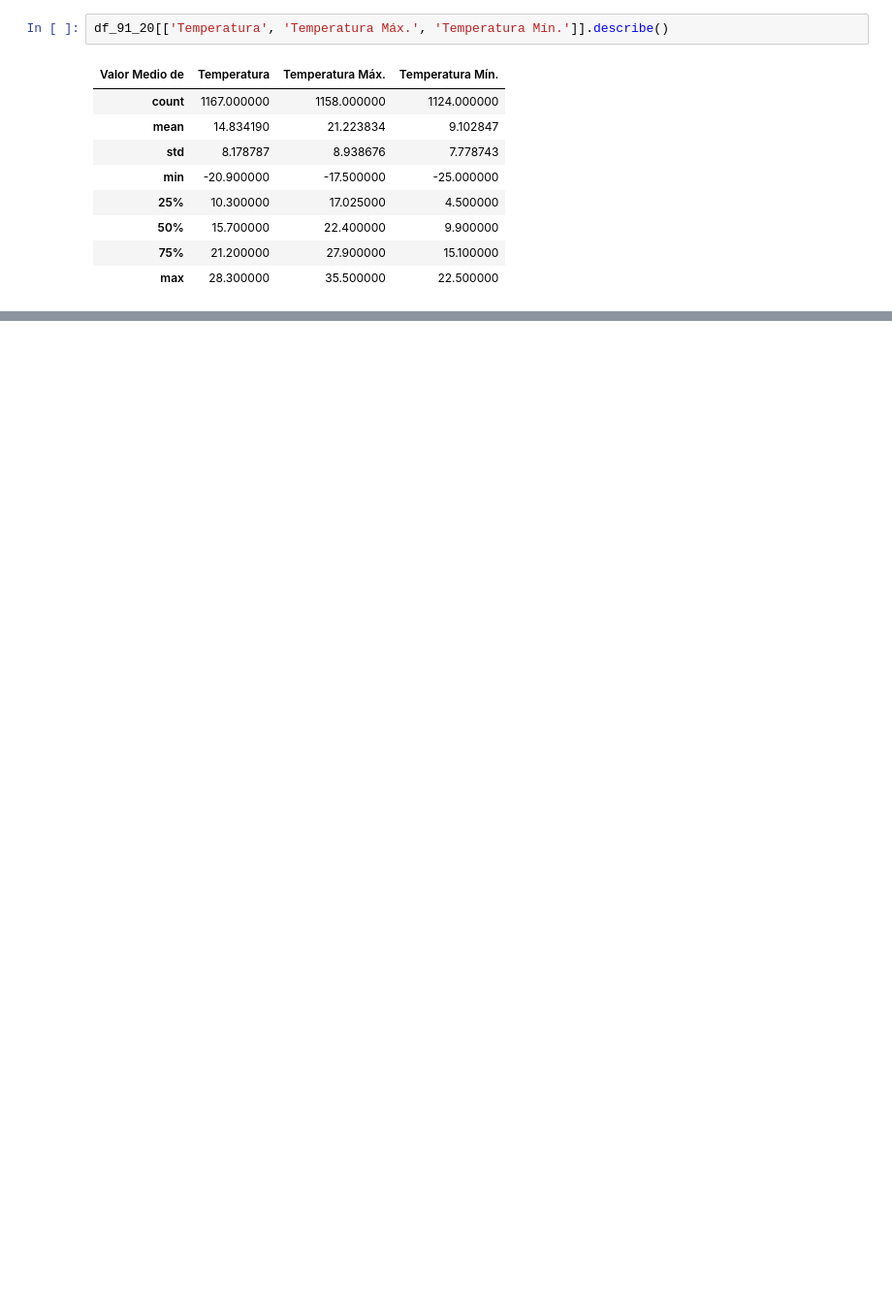
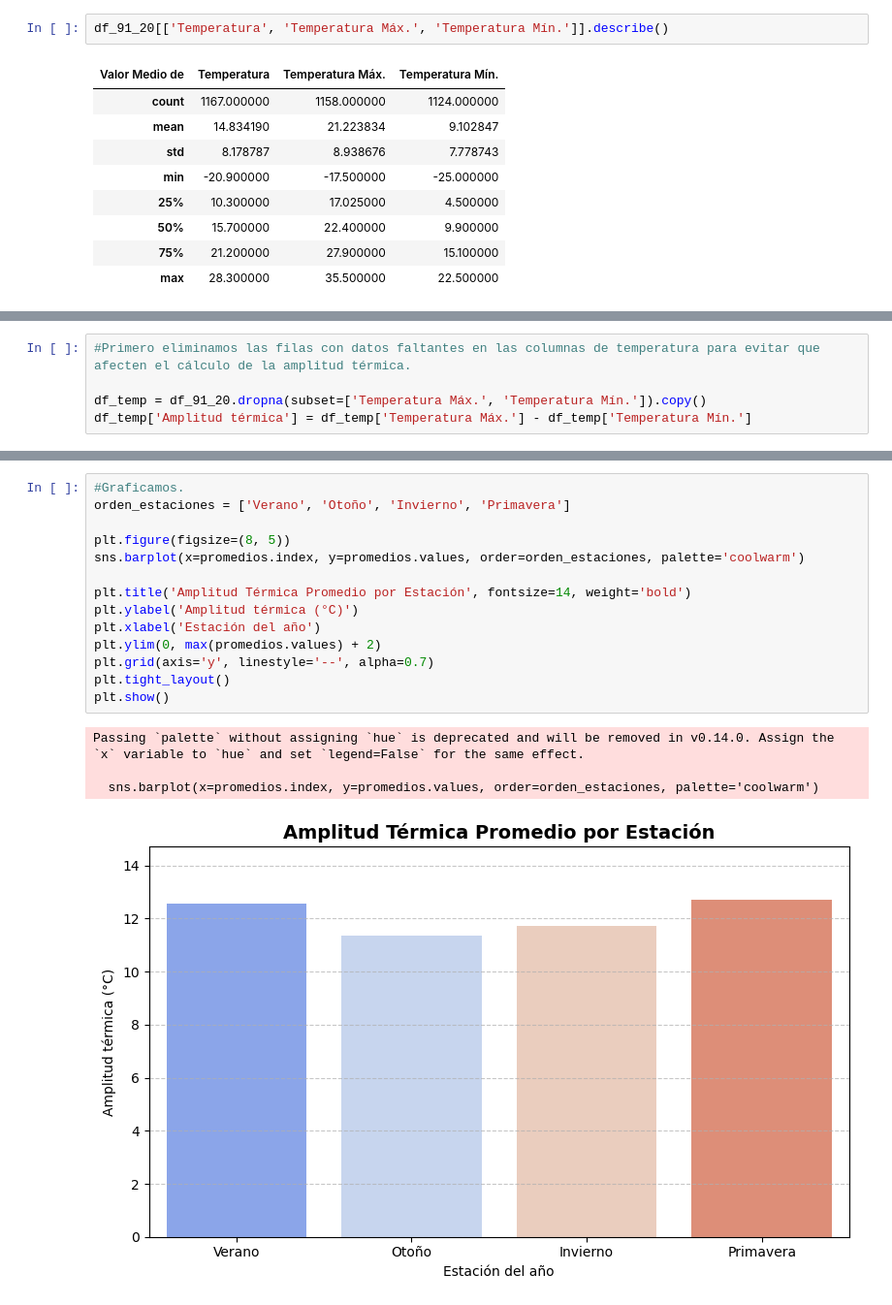
Before and after one commit to Mati279/Analisis-de-Datos---TPs, a Jupyter notebook: TP1/Borrador.ipynb, the cells around one changed output, grey strips where cells are left out. Shown at 97% size. Drawn from its saved outputs; the diff is of its cells as text; blank space fills up the shorter version.

```diff
--- a/TP1/Borrador.ipynb
+++ b/TP1/Borrador.ipynb
@@ -339,0 +456,5 @@ intensidad_media = precipitación_total / días_con_prec_gt_1mm
+# %%
+#Primero eliminamos las filas con datos faltantes en las columnas de temperatura para evitar que afecten el cálculo de la amplitud térmica.
+
+df_temp = df_91_20.dropna(subset=['Temperatura Máx.', 'Temperatura Mín.']).copy()
+df_temp['Amplitud térmica'] = df_temp['Temperatura Máx.'] - df_temp['Temperatura Mín.']
@@ -339,0 +483,19 @@ intensidad_media = precipitación_total / días_con_prec_gt_1mm
+# %%
+#Graficamos.
+orden_estaciones = ['Verano', 'Otoño', 'Invierno', 'Primavera']
+
+plt.figure(figsize=(8, 5))
+sns.barplot(x=promedios.index, y=promedios.values, order=orden_estaciones, palette='coolwarm')
+
+plt.title('Amplitud Térmica Promedio por Estación', fontsize=14, weight='bold')
+plt.ylabel('Amplitud térmica (°C)')
+plt.xlabel('Estación del año')
+plt.ylim(0, max(promedios.values) + 2)
+plt.grid(axis='y', linestyle='--', alpha=0.7)
+plt.tight_layout()
+plt.show()
+# %% [output]
+Passing `palette` without assigning `hue` is deprecated and will be removed in v0.14.0. Assign the `x` variable to `hue` and set `legend=False` for the same effect.
+
+  sns.barplot(x=promedios.index, y=promedios.values, order=orden_estaciones, palette='coolwarm')
+[figure, added]
```
Also changed, not shown: parts of 30 cells of this notebook.
